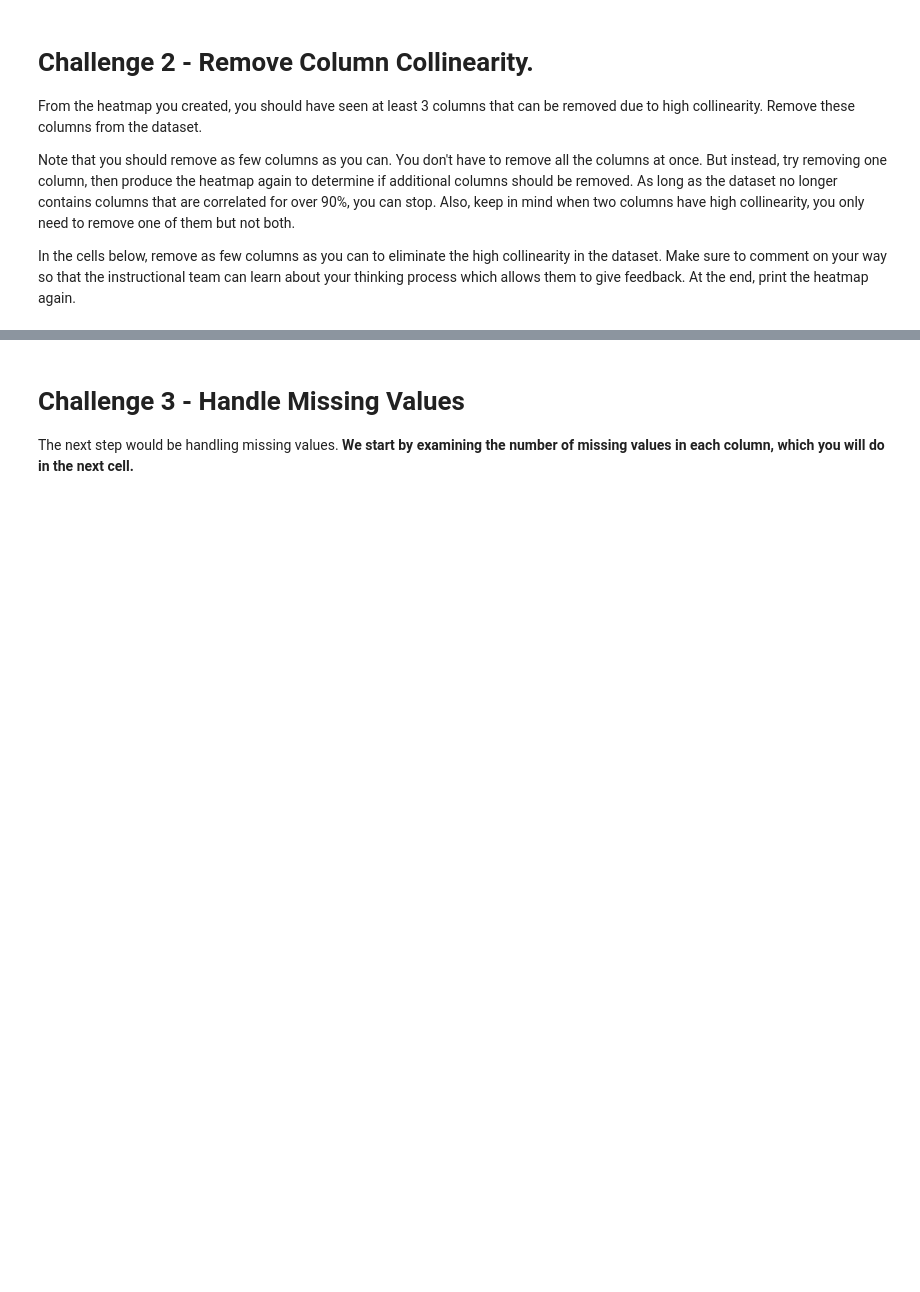
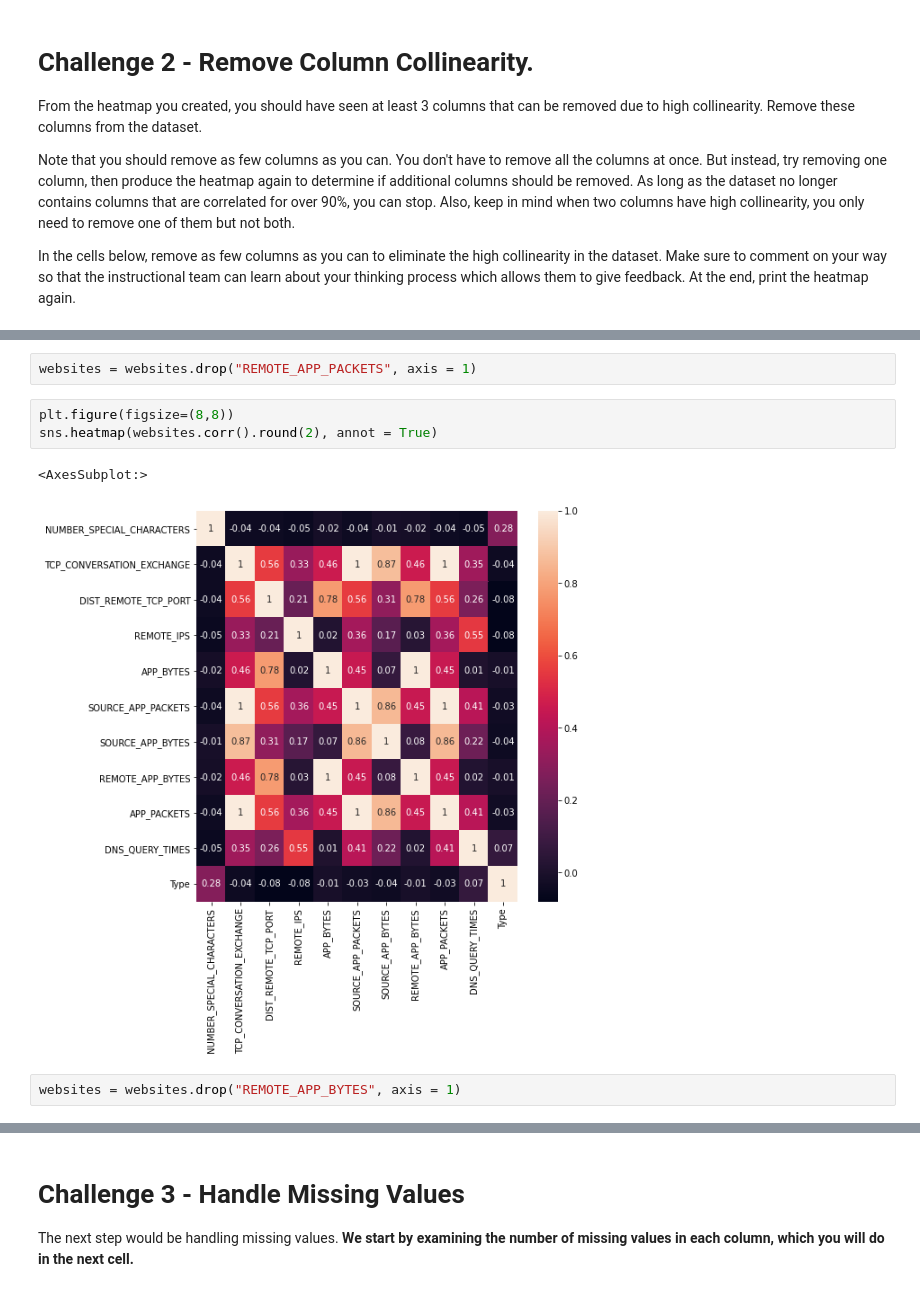
Before and after one commit to Ironhack-Data-Madrid-Enero-2021/lab-supervised-learning, a Jupyter notebook: your-code/main.ipynb, the cells around one changed output, grey strips where cells are left out. Cells and saved outputs as stored; diff of their text form; blank space fills up the shorter version.

```diff
--- a/your-code/main.ipynb
+++ b/your-code/main.ipynb
@@ -73,0 +326,10 @@ In the cells below, remove as few columns as you can to eliminate the high colli
+# %%
+websites = websites.drop("REMOTE_APP_PACKETS", axis = 1)
+# %%
+plt.figure(figsize=(8,8))
+sns.heatmap(websites.corr().round(2), annot = True)
+# %% [output]
+<AxesSubplot:>
+[figure, added]
+# %%
+websites = websites.drop("REMOTE_APP_BYTES", axis = 1)
```
Also changed, not shown: parts of 99 cells of this notebook.
